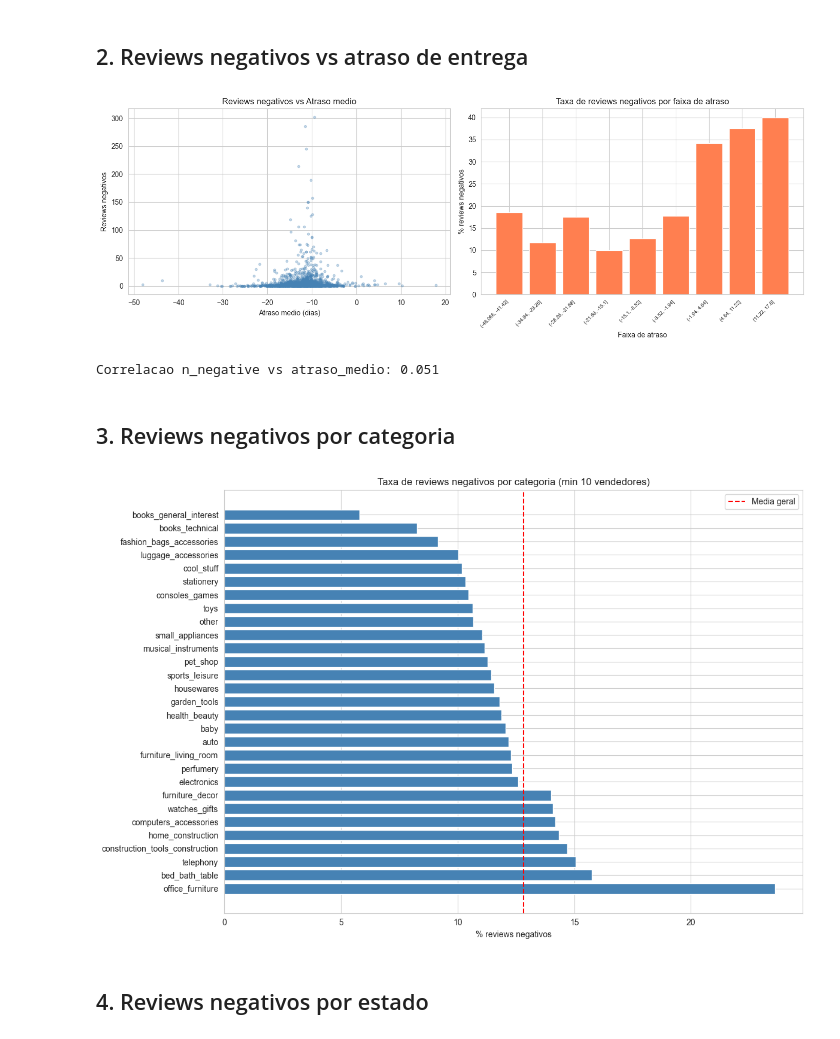
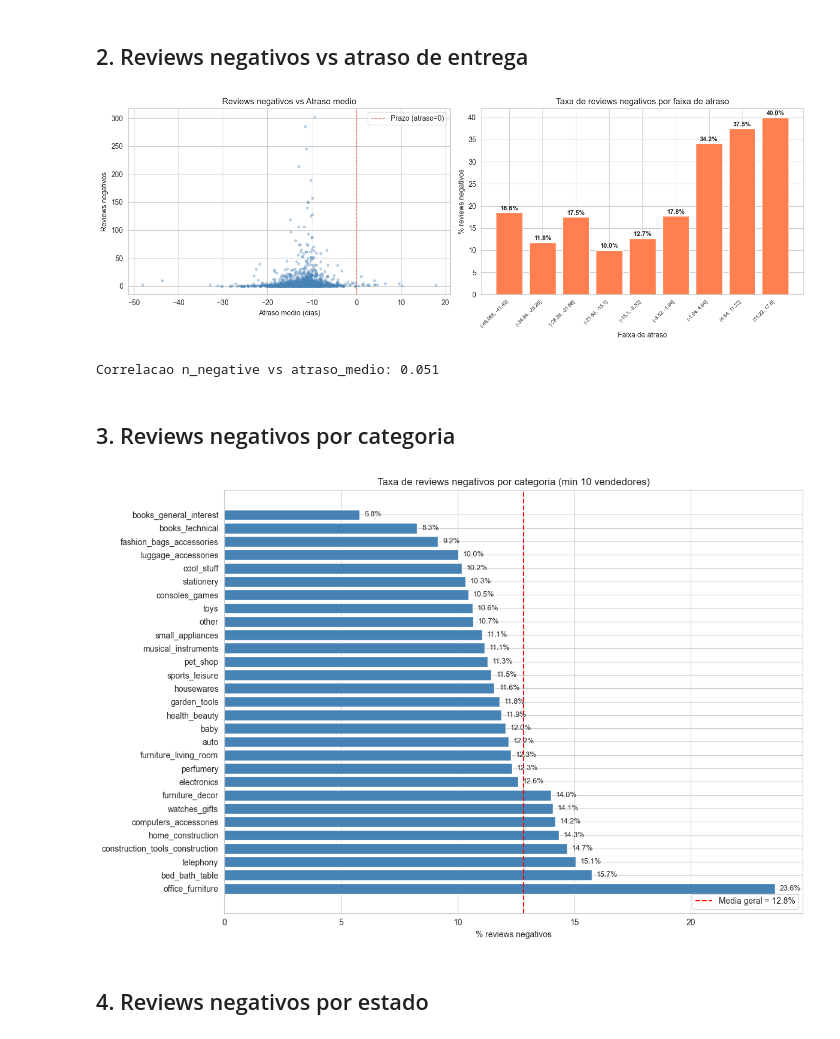
Before and after one commit to mayconaranha/TCC-Avaliacao, a Jupyter notebook: notebooks/02_eda.ipynb, the cells around one changed output. Drawn from its saved outputs; the diff is of its cells as text; code cells hidden in the pictures.

```diff
--- a/notebooks/02_eda.ipynb
+++ b/notebooks/02_eda.ipynb
@@ -59,52 +64,62 @@ axes[0].scatter(df["atraso_medio"], df["n_negative"], alpha=0.3, s=10, color="st
 axes[0].set_xlabel("Atraso medio (dias)")
 axes[0].set_ylabel("Reviews negativos")
 axes[0].set_title("Reviews negativos vs Atraso medio")
+axes[0].axvline(0, color="red", linestyle="--", linewidth=1, alpha=0.5, label="Prazo (atraso=0)")
+axes[0].legend()
 
-# Taxa de negativos vs atraso (binned)
 df["atraso_bin"] = pd.cut(df["atraso_medio"], bins=10)
 taxa = df.groupby("atraso_bin", observed=True).agg(
-    taxa_neg=("n_negative", lambda x: x.sum()),
+    taxa_neg=("n_negative", "sum"),
     n_reviews=("n_reviews", "sum")
 ).reset_index()
 taxa["pct"] = taxa["taxa_neg"] / taxa["n_reviews"] * 100
-axes[1].bar(range(len(taxa)), taxa["pct"], color="coral", edgecolor="white")
+bars = axes[1].bar(range(len(taxa)), taxa["pct"], color="coral", edgecolor="white")
 axes[1].set_xlabel("Faixa de atraso")
 axes[1].set_ylabel("% reviews negativos")
 axes[1].set_title("Taxa de reviews negativos por faixa de atraso")
 axes[1].set_xticks(range(len(taxa)))
 axes[1].set_xticklabels([str(x) for x in taxa["atraso_bin"]], rotation=45, ha="right", fontsize=7)
+for bar, val in zip(bars, taxa["pct"]):
+    axes[1].text(bar.get_x() + bar.get_width()/2, bar.get_height() + 0.5,
+                 f"{val:.1f}%", ha="center", fontsize=9, fontweight="bold")
 
 plt.tight_layout()
-plt.savefig("../outputs/eda_negativos_vs_atraso.png", bbox_inches="tight")
+plt.savefig("../outputs/eda_negativos_vs_atraso.png", bbox_inches="tight", dpi=110)
 plt.show()
 
-print(f"Correlacao n_negative vs atraso_medio: {df['n_negative'].corr(df['atraso_medio']):.3f}")
+corr_val = df["n_negative"].corr(df["atraso_medio"])
+print(f"Correlacao n_negative vs atraso_medio: {corr_val:.3f}")
 # %% [output]
-[figure, old version]
+[figure, new version]
 Correlacao n_negative vs atraso_medio: 0.051
 # %% [markdown]
 ## 3. Reviews negativos por categoria
 # %%
 cat_stats = df.groupby("categoria_principal").agg(
     n_vendedores=("n_negative", "count"),
     neg_medio=("n_negative", "mean"),
-    taxa_neg=("n_negative", lambda x: x.sum()),
+    taxa_neg=("n_negative", "sum"),
     total_rev=("n_reviews", "sum")
 ).reset_index()
 cat_stats["pct_neg"] = cat_stats["taxa_neg"] / cat_stats["total_rev"] * 100
 cat_stats = cat_stats[cat_stats["n_vendedores"] >= 10].sort_values("pct_neg", ascending=False)
 
 fig, ax = plt.subplots(figsize=(12, 8))
-ax.barh(cat_stats["categoria_principal"], cat_stats["pct_neg"], color="steelblue")
+bars = ax.barh(cat_stats["categoria_principal"], cat_stats["pct_neg"], color="steelblue")
 ax.set_xlabel("% reviews negativos")
 ax.set_title("Taxa de reviews negativos por categoria (min 10 vendedores)")
-ax.axvline(df["n_negative"].sum()/df["n_reviews"].sum()*100, color="red", linestyle="--", label="Media geral")
-ax.legend()
+media_geral = df["n_negative"].sum()/df["n_reviews"].sum()*100
+ax.axvline(media_geral, color="red", linestyle="--", label=f"Media geral = {media_geral:.1f}%")
+ax.legend(loc="lower right")
+for bar, val in zip(bars, cat_stats["pct_neg"]):
+    ax.text(bar.get_width() + 0.2, bar.get_y() + bar.get_height()/2,
+            f"{val:.1f}%", va="center", fontsize=9)
+
 plt.tight_layout()
-plt.savefig("../outputs/eda_negativos_por_categoria.png", bbox_inches="tight")
+plt.savefig("../outputs/eda_negativos_por_categoria.png", bbox_inches="tight", dpi=110)
 plt.show()
 # %% [output]
-[figure, old version]
+[figure, new version]
 # %% [markdown]
 ## 4. Reviews negativos por estado
 # %%
```
Also changed, not shown: parts of 4 cells of this notebook, 7 other files.
